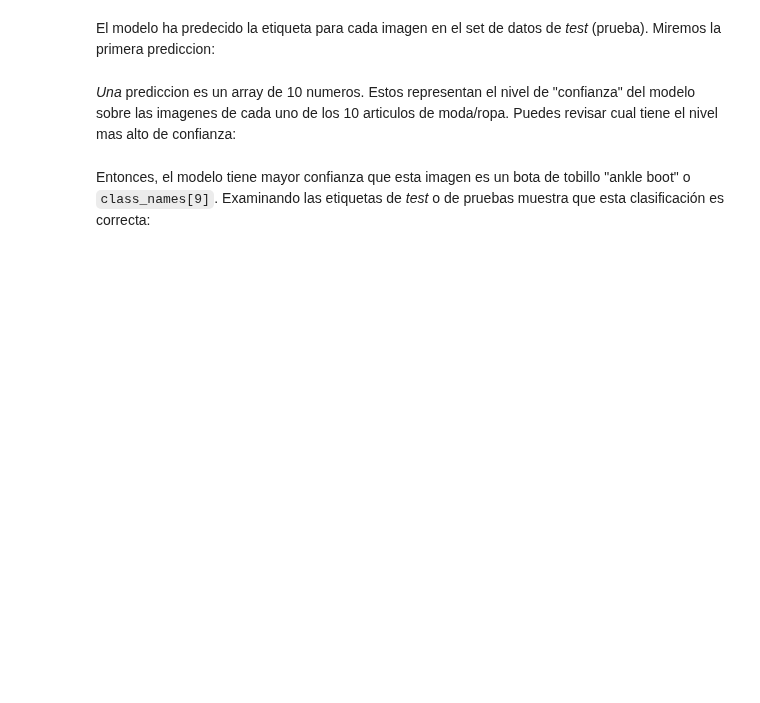
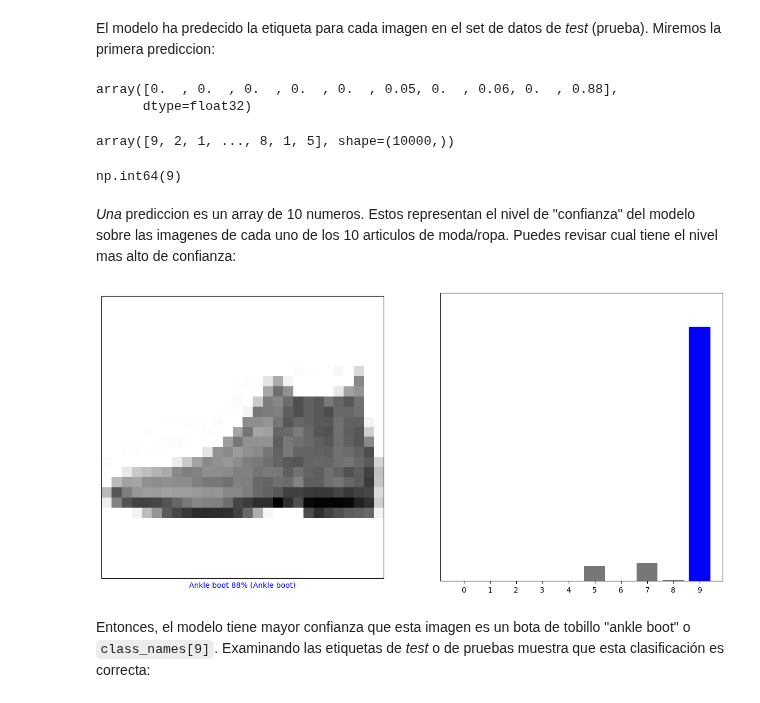
Before and after one commit to mrborjabarber/2509_dsft_thebridge_valencia, a Jupyter notebook: 3-Machine_Leaning/3-Deep_Learning/1-Intro_Deep_Learning/ejercicios/Deep_Learning_classification.ipynb, the cells around one changed output. Saved outputs shown, nothing was run; the diff lists cells and outputs as text; code cells hidden in the pictures; blank space fills up the shorter version.

```diff
--- a/3-Machine_Leaning/3-Deep_Learning/1-Intro_Deep_Learning/ejercicios/Deep_Learning_classification.ipynb
+++ b/3-Machine_Leaning/3-Deep_Learning/1-Intro_Deep_Learning/ejercicios/Deep_Learning_classification.ipynb
@@ -115,3 +247,9 @@ Antes de que el modelo este listo para entrenar , se necesitan algunas configura
 
 
 Como es un problema de clasificación multiclase, tendrás que usar `sparse_categorical_crossentropy` como función de coste. En cuanto a las métricas, usa simplemente `accuracy`.
+# %%
+model.compile(
+    optimizer='sgd',
+    loss='sparse_categorical_crossentropy',
+    metrics=['accuracy']
+)
@@ -118,3 +278,13 @@ Como es un problema de clasificación multiclase, tendrás que usar `sparse_cate
 # %% [markdown]
 ## Entrenar el Modelo
 Empieza entrenándolo con 10 epochs. Prueba con más
+# %%
+eearlystopping = keras.callbacks.EarlyStopping(patience=5)
+# %%
+history = model.fit(
+    X_train,
+    y_train,
+    batch_size=128,
+    epochs=20,
+    callbacks=[eearlystopping]
+)
@@ -125,3 +340,6 @@ Prueba el rendimiento del modelo con los datos de test
 ## Hacer predicciones
 
 Con el modelo entrenado puedes usarlo para hacer predicciones sobre imagenes.
+# %%
+y_pred = model.predict(X_test)
+y_pred
@@ -128,4 +372,18 @@ Con el modelo entrenado puedes usarlo para hacer predicciones sobre imagenes.
 # %% [markdown]
 El modelo ha predecido la etiqueta para cada imagen en el set de datos de *test* (prueba). Miremos la primera prediccion:
+# %%
+np.round(y_pred[0], 2)
+# %% [output]
+array([0.  , 0.  , 0.  , 0.  , 0.  , 0.05, 0.  , 0.06, 0.  , 0.88],
+      dtype=float32)
+# %%
+y_pred_labels = np.argmax(y_pred, axis=1)
+y_pred_labels
+# %% [output]
+array([9, 2, 1, ..., 8, 1, 5], shape=(10000,))
+# %%
+y_pred_labels[0]
+# %% [output]
+np.int64(9)
 # %% [markdown]
 *Una* prediccion es un array de 10 numeros. Estos representan el nivel de "confianza" del modelo sobre las imagenes de cada uno de los 10 articulos de moda/ropa. Puedes revisar cual tiene el nivel mas alto de confianza:
@@ -132,3 +460,16 @@ El modelo ha predecido la etiqueta para cada imagen en el set de datos de *test*
+# %%
+i = 0  # Índice de la imagen a visualizar
+plt.figure(figsize=(15, 7))
+
+# Subplot 1: Imagen con la predicción
+plt.subplot(1, 2, 1)  # 1 fila, 2 columnas, posición 1
+plot_image(i, y_pred[i], y_test, X_test)
+
+# Subplot 2: Gráfico de barras con las probabilidades
+plt.subplot(1, 2, 2)  # 1 fila, 2 columnas, posición 2
+plot_value_array(i, y_pred[i], y_test)
+# %% [output]
+[figure, added]
 # %% [markdown]
 Entonces, el modelo tiene mayor confianza que esta imagen es un bota de tobillo "ankle boot" o `class_names[9]`. Examinando las etiquetas de *test* o de pruebas muestra que esta clasificación es correcta:
 # %% [markdown]
```
Also changed, not shown: parts of 30 cells of this notebook, 2 other files.
